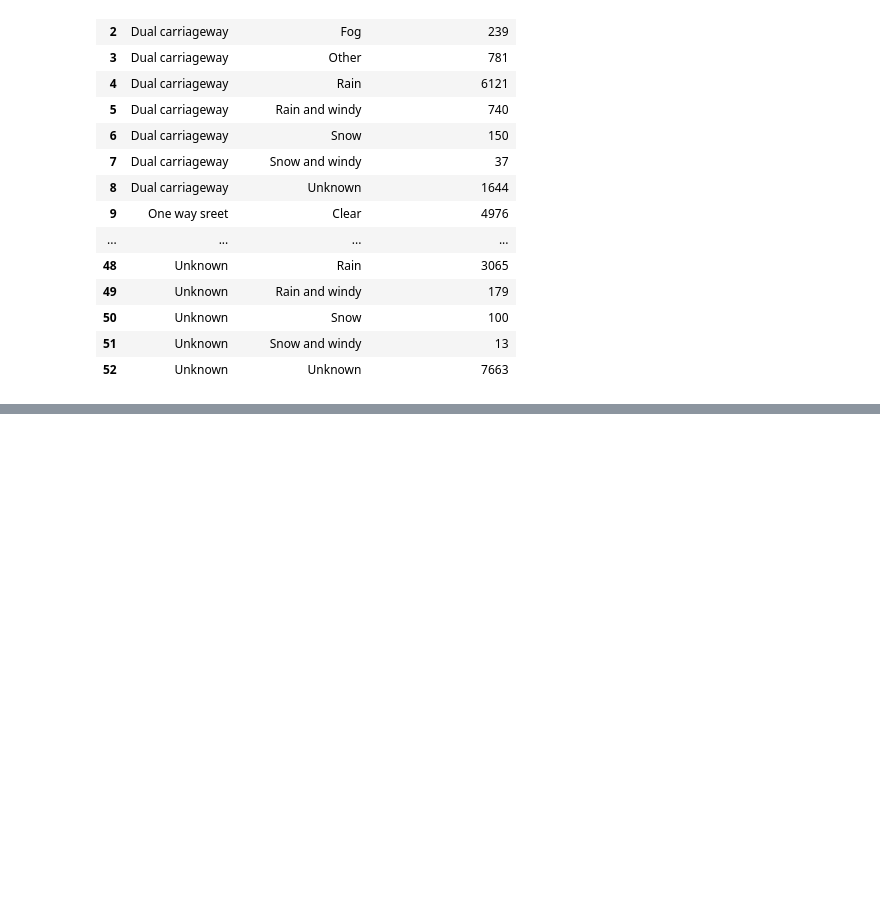
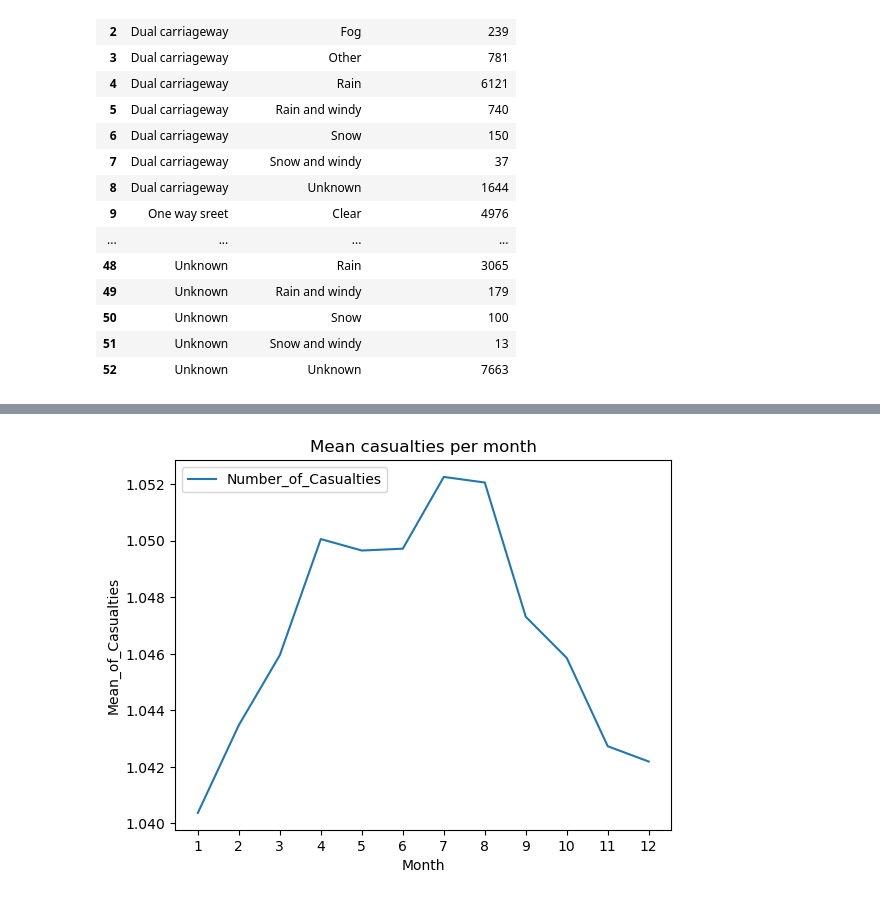
Before and after one commit to mchase007/EDA_UK_Bicycle_Accidents_1979_2018, a Jupyter notebook: EDA_BicycleAccidents.ipynb, the cells around one changed output, grey strips where cells are left out. Saved outputs shown, nothing was run; the diff lists cells and outputs as text; code cells hidden in the pictures; blank space fills up the shorter version.

```diff
--- a/EDA_BicycleAccidents.ipynb
+++ b/EDA_BicycleAccidents.ipynb
@@ -943,0 +998,8 @@ casualties_by_road_type_weather_conditions
+# %%
+# Casualties per month over the years
+
+df_Ac_time_series["Month"] = df_Ac_clean["Date"].dt.month.values
+casualties_per_month = pd.DataFrame(
+    df_Ac_time_series.groupby("Month")["Number_of_Casualties"].mean()
+)
+casualties_per_month
@@ -943,0 +1021,10 @@ casualties_by_road_type_weather_conditions
+# %%
+# Line graph of Casualties per month over the years
+casualties_per_month=casualties_per_month.sort_values(by="Month",ascending=True)
+cpm_graph = casualties_per_month.plot(xlabel="Month", ylabel="Mean_of_Casualties", title="Mean casualties per month")
+cpm_graph.set_xticks(range(1,13))
+plt.show()
+
+# relate with seasons. Warmer = More casulaties
+# %% [output]
+[figure, added]
```
Also changed, not shown: parts of 19 cells of this notebook.
